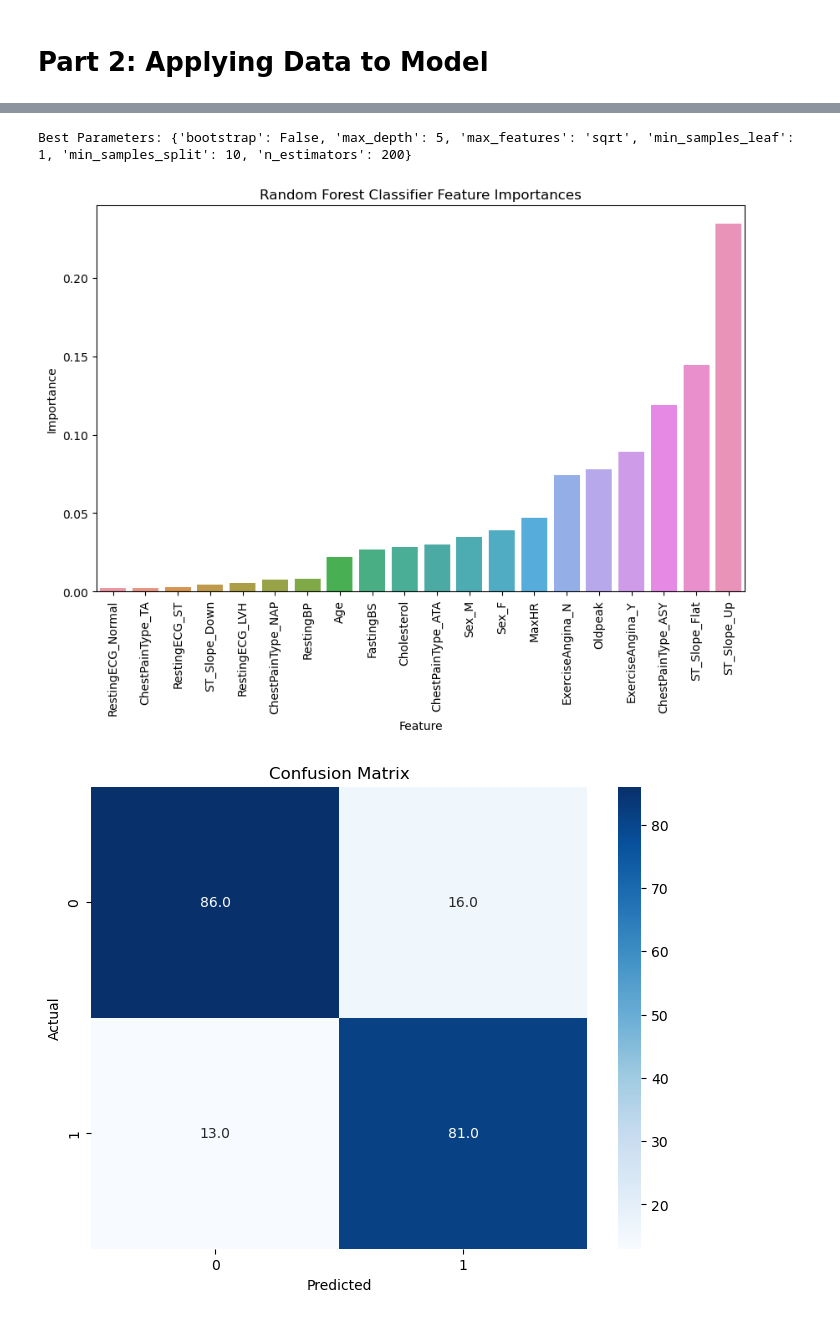
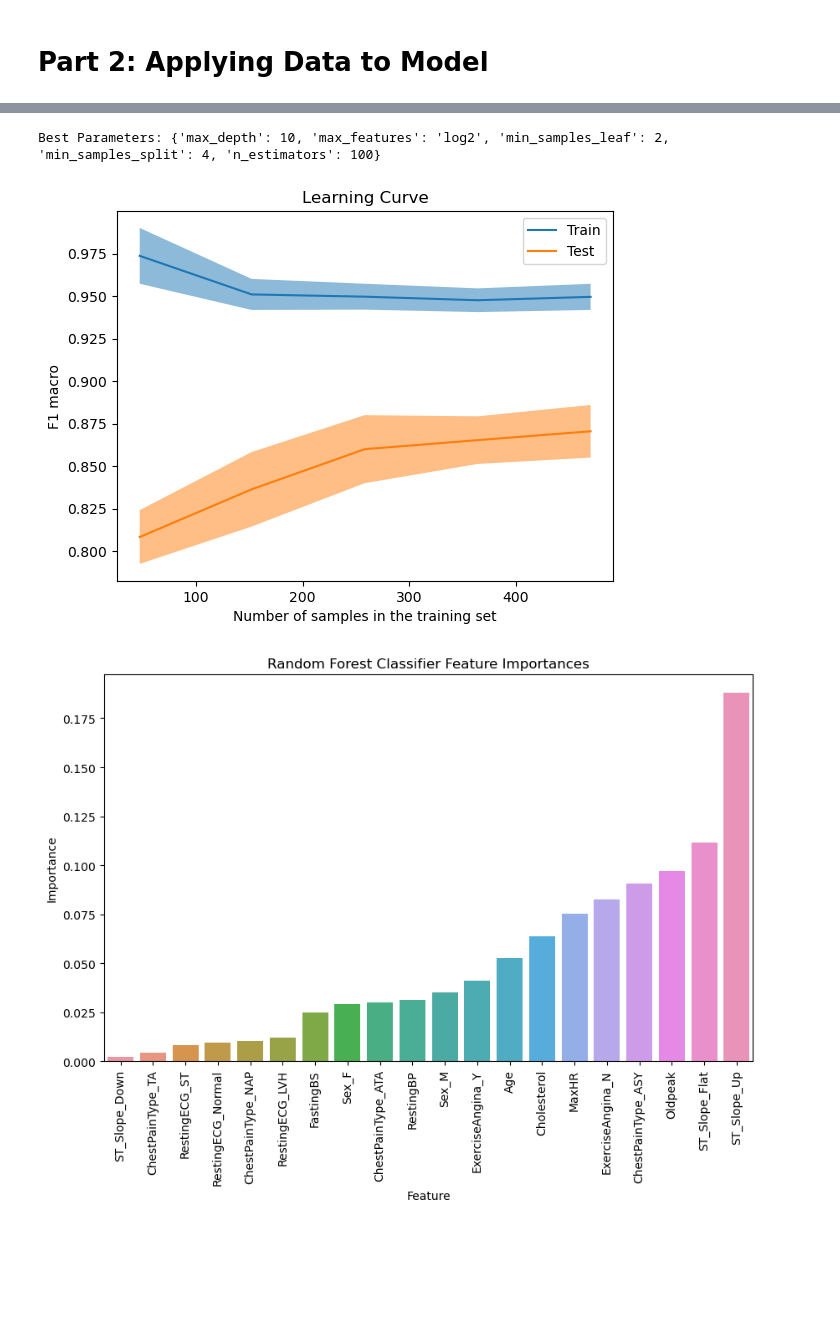
Before and after one commit to kyuhmi/4210-ml-project, a Jupyter notebook: heart_disease.ipynb, the cells around one changed output, grey strips where cells are left out. Saved outputs shown, nothing was run; the diff lists cells and outputs as text; code cells hidden in the pictures; blank space fills up the shorter version.

```diff
--- a/heart_disease.ipynb
+++ b/heart_disease.ipynb
@@ -321,7 +349,7 @@ weighted avg       0.82      0.82      0.82       196
 # %%
 # Random Forest Classifier
 from sklearn.ensemble import RandomForestClassifier
-from sklearn.metrics import confusion_matrix, accuracy_score, precision_score, recall_score, classification_report
+from sklearn.metrics import confusion_matrix, classification_report
 
 # make RFC model
 rfc = RandomForestClassifier(n_estimators=100, max_depth=5, random_state=22)
@@ -330,18 +358,15 @@ rfc.fit(X_train, y_train)
 # make prediction
 y_pred = rfc.predict(X_test)
 
-# performance metrics
+# learning curve exploration
+learning_curve(rfc, X_train, y_train)
+
+# evaluate performance so far...
 cm = confusion_matrix(y_test, y_pred)
 show_confusion_mtx(cm)
 
-accuracy = accuracy_score(y_test, y_pred)
-precision = precision_score(y_test, y_pred)
-recall = recall_score(y_test, y_pred)
-
-print("Performance Results:")
-print(f"Accuracy: {accuracy:.3f}")
-print(f"Precision: {precision:.3f}")
-print(f"Recall: {recall:.3f}")
+# acc, prec, recall.
+acc_prec_rec(y_test, y_pred, print)
 print()
 
 # more detailed data
@@ -366,63 +393,55 @@ weighted avg       0.85      0.85      0.85       196
 # %%
 # Random Forest Classifier w/ hyperparameter search
 from sklearn.ensemble import RandomForestClassifier
-from sklearn.metrics import confusion_matrix, accuracy_score, precision_score, recall_score, classification_report
-from sklearn.model_selection import GridSearchCV, cross_val_score
+from sklearn.metrics import confusion_matrix, classification_report
+from sklearn.model_selection import GridSearchCV
 
 param_grid = {
-    'n_estimators': [100, 200, 350],
-    'max_depth': [None, 2, 5, 8],
-    'min_samples_split': [2, 4, 10],
-    'min_samples_leaf': [1, 5, 10],
-    'max_features': ['sqrt', None],
-    'bootstrap': [True, False]
+    'n_estimators': [100, 200, 300],
+    'max_depth': [3, 5, 7, 10],
+    'min_samples_split': [2, 4, 6],
+    'min_samples_leaf': [1, 2, 4],
+    'max_features': ['sqrt', 'log2', None],
 }
 
-grid_search = GridSearchCV(RandomForestClassifier(), param_grid, scoring='accuracy', cv=5, n_jobs=-1, error_score='raise')
+grid_search = GridSearchCV(RandomForestClassifier(), param_grid, scoring='f1_macro', cv=5, n_jobs=-1)
 grid_search.fit(X_train, y_train)
 
 print("Best Parameters:", grid_search.best_params_)
 print()
 
 best_rfc = grid_search.best_estimator_
 
 # make prediction
 y_pred = best_rfc.predict(X_test)
+
+# learning curve exploration
+learning_curve(best_rfc, X_train, y_train)
 
 # feature importances
 importance_values = best_rfc.feature_importances_
 feature_names = X.columns
 
 sorted_importances = pd.DataFrame({'Feature': feature_names, 'Importance': importance_values}).sort_values(by='Importance')
 
 plt.figure(figsize=(10,6))
 plt.xticks(rotation=90)
 sns.barplot(x="Feature", y="Importance", data=sorted_importances)
 plt.title('Random Forest Classifier Feature Importances' )
 plt.show()
 
-# cross validation score: k-fold cross-validation
-# scores = grid_search.cv_results_
-# print('Cross Validation Scores:', scores)
-
-# other performance metrics
+# evaluate performance so far...
 cm = confusion_matrix(y_test, y_pred)
 show_confusion_mtx(cm)
 
-accuracy = accuracy_score(y_test, y_pred)
-precision = precision_score(y_test, y_pred)
-recall = recall_score(y_test, y_pred)
-
-print("Performance Results:")
-print(f"Accuracy: {accuracy:.3f}")
-print(f"Precision: {precision:.3f}")
-print(f"Recall: {recall:.3f}")
+# acc, prec, recall.
+acc_prec_rec(y_test, y_pred, print)
 print()
 
 # more detailed data
 print("Classification Report:")
 print(classification_report(y_test, y_pred))
 # %% [output]
-Best Parameters: {'bootstrap': False, 'max_depth': 5, 'max_features': 'sqrt', 'min_samples_leaf': 1, 'min_samples_split': 10, 'n_estimators': 200}
+Best Parameters: {'max_depth': 10, 'max_features': 'log2', 'min_samples_leaf': 2, 'min_samples_split': 4, 'n_estimators': 100}
-[figure, old version]
+[figure, new version]
-[figure, old version]
+[figure, new version]
```
Also changed, not shown: parts of 5 cells of this notebook.
